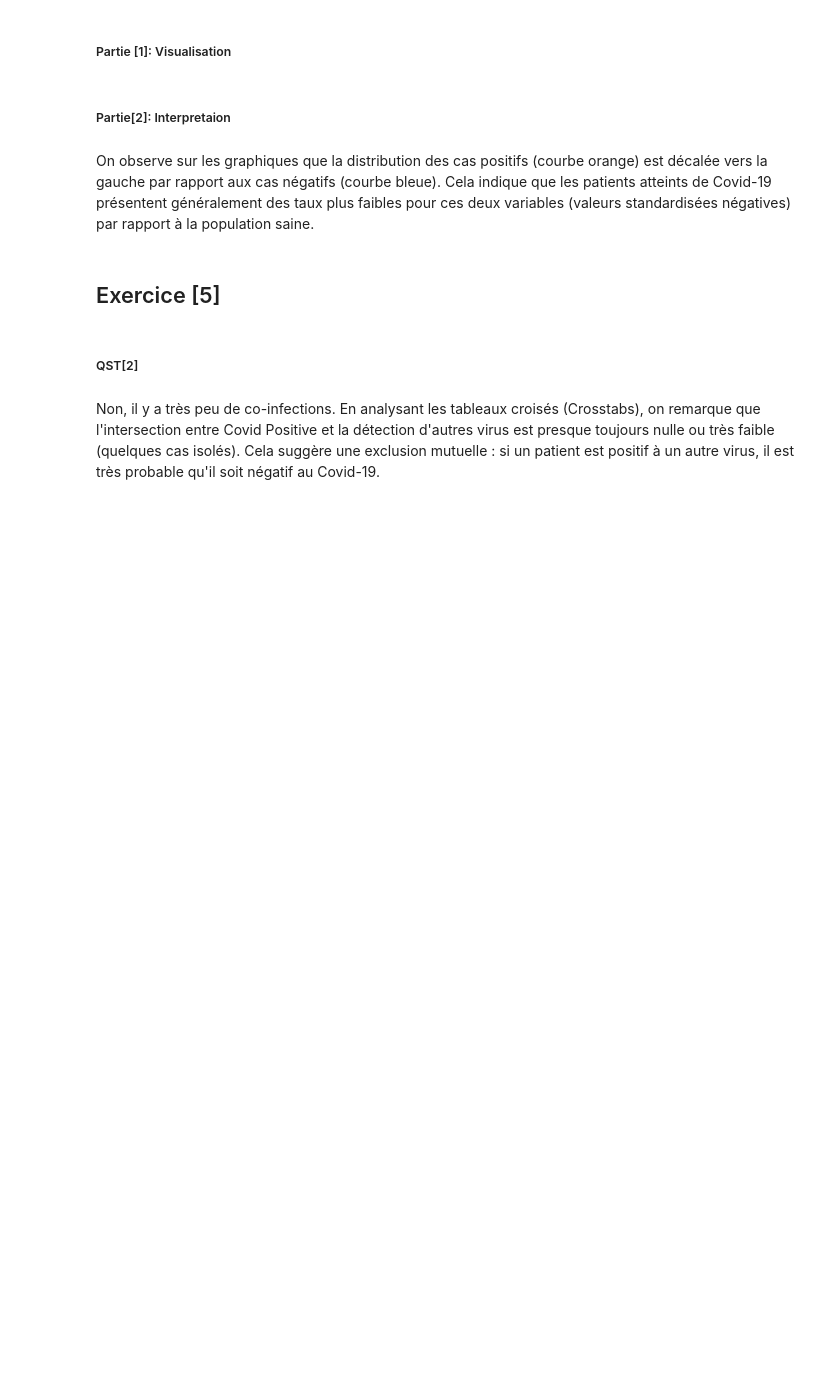
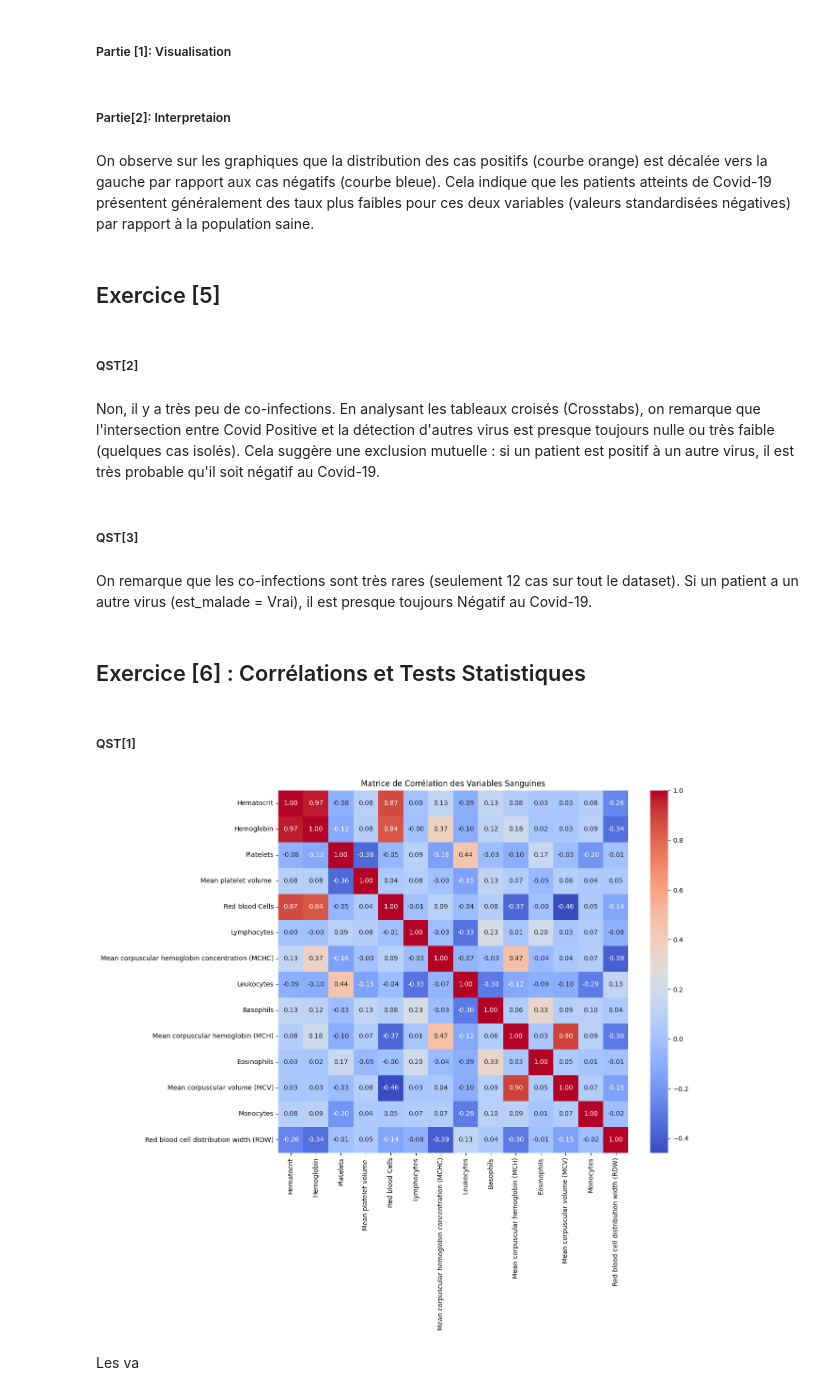
Before and after one commit to Oussamma642/COVID19-Clinical-Predictor, a Jupyter notebook: notebooks/01_Exploration.ipynb, the cells around one changed output. Drawn from its saved outputs; the diff is of its cells as text; code cells hidden in the pictures; blank space fills up the shorter version.

```diff
--- a/notebooks/01_Exploration.ipynb
+++ b/notebooks/01_Exploration.ipynb
@@ -190,3 +190,52 @@ for col in virus_cols:
 ##### QST[2]
 # %% [markdown]
 Non, il y a très peu de co-infections. En analysant les tableaux croisés (Crosstabs), on remarque que l'intersection entre Covid Positive et la détection d'autres virus est presque toujours nulle ou très faible (quelques cas isolés). Cela suggère une exclusion mutuelle : si un patient est positif à un autre virus, il est très probable qu'il soit négatif au Covid-19.
+# %% [markdown]
+##### QST[3]
+# %%
+# 1. D'abord, on définit quels sont les colonnes des "autres virus"
+# On prend toutes les colonnes 'object' (virales) sauf la Target (Covid)
+virus_cols = df_viral.columns.drop('SARS-Cov-2 exam result', errors='ignore')
+
+# 2. On crée la fonction qui vérifie si le patient a un AUTRE virus
+def check_sickness(row):
+    # On scanne chaque colonne de virus
+    for col in virus_cols:
+        if row[col] == 'detected':  # Si on trouve 'detected'
+            return 1                # Alors Vrai (1)
+    return 0                        # Sinon Faux (0)
+
+# 3. On applique cette fonction pour créer la colonne 'est_malade'
+df['est_malade'] = df.apply(check_sickness, axis=1)
+
+# 4. LA COMPARAISON (Le moment de vérité)
+# On utilise crosstab pour voir la relation
+print("Matrice de Confusion : Covid vs Autres Virus")
+print(pd.crosstab(df['SARS-Cov-2 exam result'], df['est_malade']))
+# %% [markdown]
+On remarque que les co-infections sont très rares (seulement 12 cas sur tout le dataset). Si un patient a un autre virus (est_malade = Vrai), il est presque toujours Négatif au Covid-19.
+# %% [markdown]
+## Exercice [6] : Corrélations et Tests Statistiques
+# %% [markdown]
+##### QST[1]
+# %%
+# Exercice 6 - Question 1 : Matrice de Corrélation
+import matplotlib.pyplot as plt
+import seaborn as sns
+
+# On s'assure de prendre uniquement les colonnes numériques (les variables sanguines)
+# Rappel : Ce sont les colonnes de type 'float64' dans ce dataset
+blood_columns = df.select_dtypes(include=['float64']).columns
+
+plt.figure(figsize=(12, 10))
+# .corr() calcule le coefficient de Pearson (entre -1 et 1)
+# annot=True affiche les chiffres dans les cases
+# cmap='coolwarm' fait du Rouge (Positif) et Bleu (Négatif)
+sns.heatmap(df[blood_columns].corr(), annot=True, cmap='coolwarm', fmt=".2f")
+
+plt.title("Matrice de Corrélation des Variables Sanguines")
+plt.show()
+# %% [output]
+[figure, added]
+# %% [markdown]
+Les va
```
